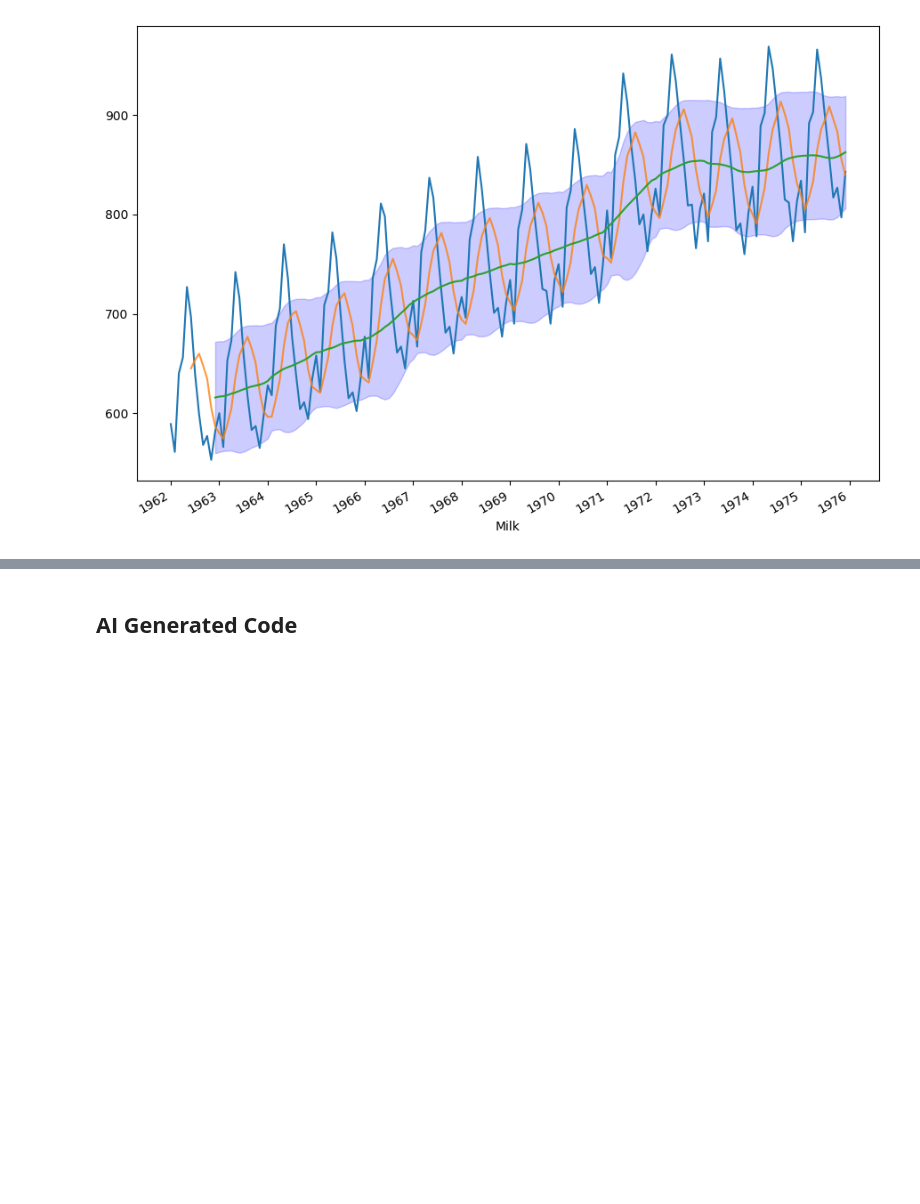
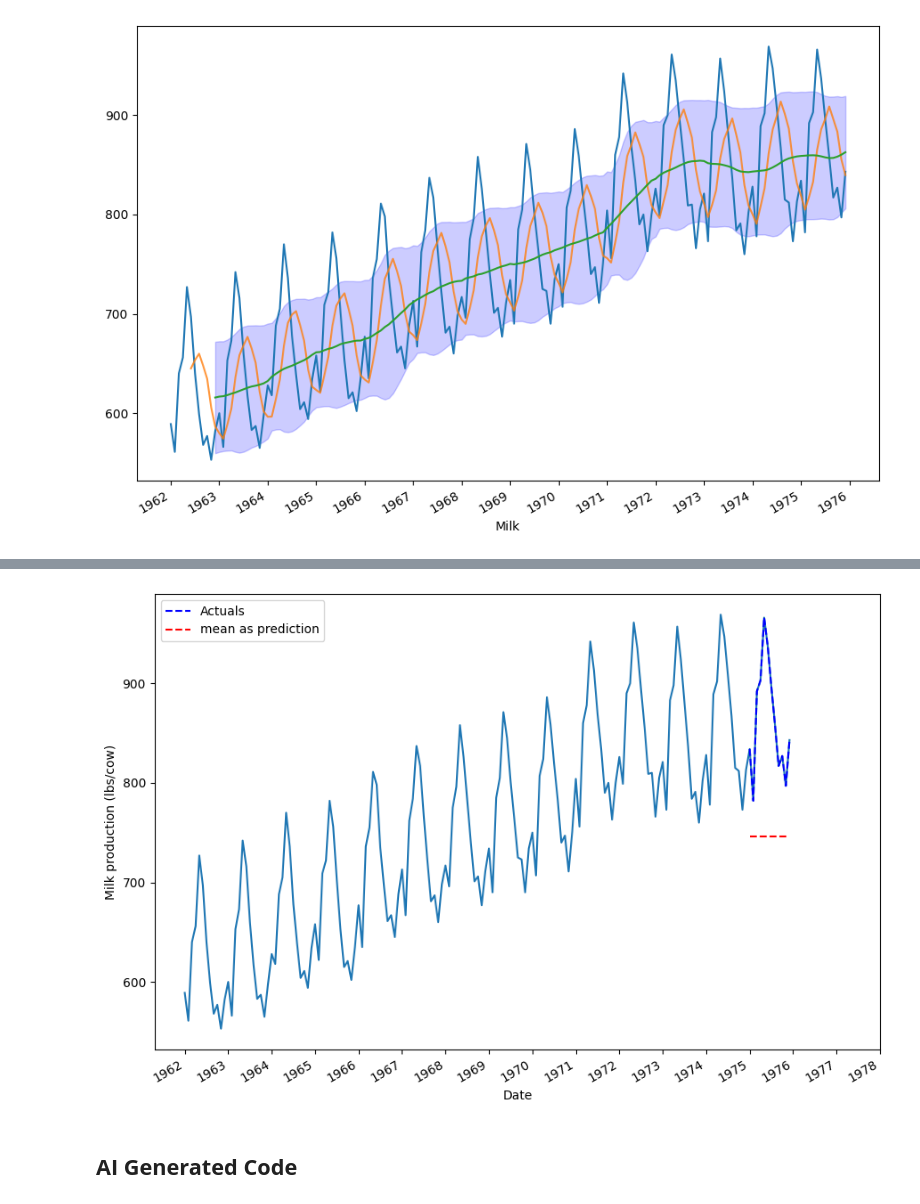
Before and after one commit to gkambasta/ML-Projects, a Jupyter notebook: Copy_of_StartTS1.ipynb, the cells around one changed output, grey strips where cells are left out. Cells and saved outputs as stored; diff of their text form; code cells hidden in the pictures; blank space fills up the shorter version.

```diff
--- a/Copy_of_StartTS1.ipynb
+++ b/Copy_of_StartTS1.ipynb
@@ -69,3 +69,6 @@ fig.autofmt_xdate()
 fig.tight_layout()
 # %% [output]
 [figure]
+# %%
+train = df[:-12]
+test = df[-12:]
@@ -71,0 +79,3 @@ fig.tight_layout()
+# %%
+#pred_df = test.copy()
+pred_df['Mean'] = np.mean(train['Milk'])
@@ -72,3 +98,20 @@ fig.tight_layout()
+# %%
+fig, ax = plt.subplots()
+
+ax.plot(df['Month'], df['Milk'])
+ax.set_xlabel('Date')
+ax.set_ylabel('Milk production (lbs/cow)')
+
+ax.plot(pred_df['Milk'], "--b", label = "Actuals")
+ax.plot(pred_df['Mean'], '--r', label = 'mean as prediction')
+ax.legend(loc = 'best')
+
+plt.xticks(np.arange(0, 203, 12), np.arange(1962, 1979, 1))
+
+fig.autofmt_xdate()
+plt.tight_layout()
+# %% [output]
+[figure, added]
 # %% [markdown]
 ## **AI Generated Code**
 # %%
```
Also changed, not shown: parts of 3 cells of this notebook.
